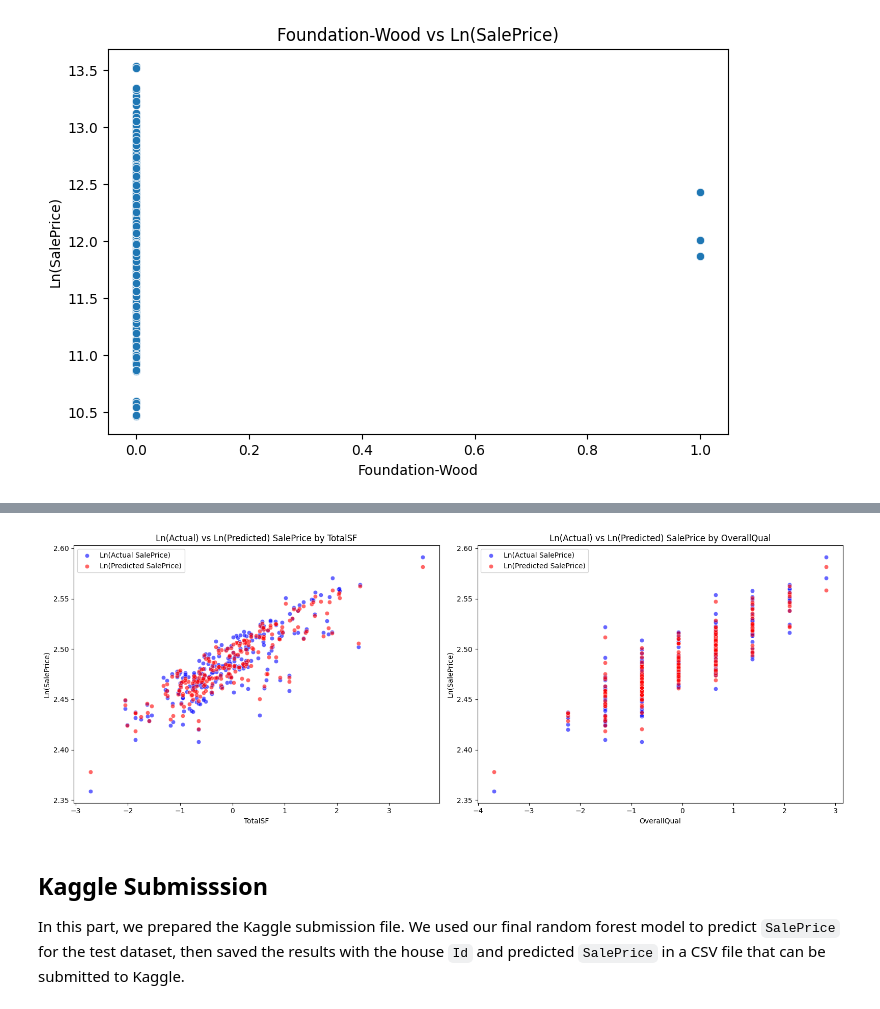
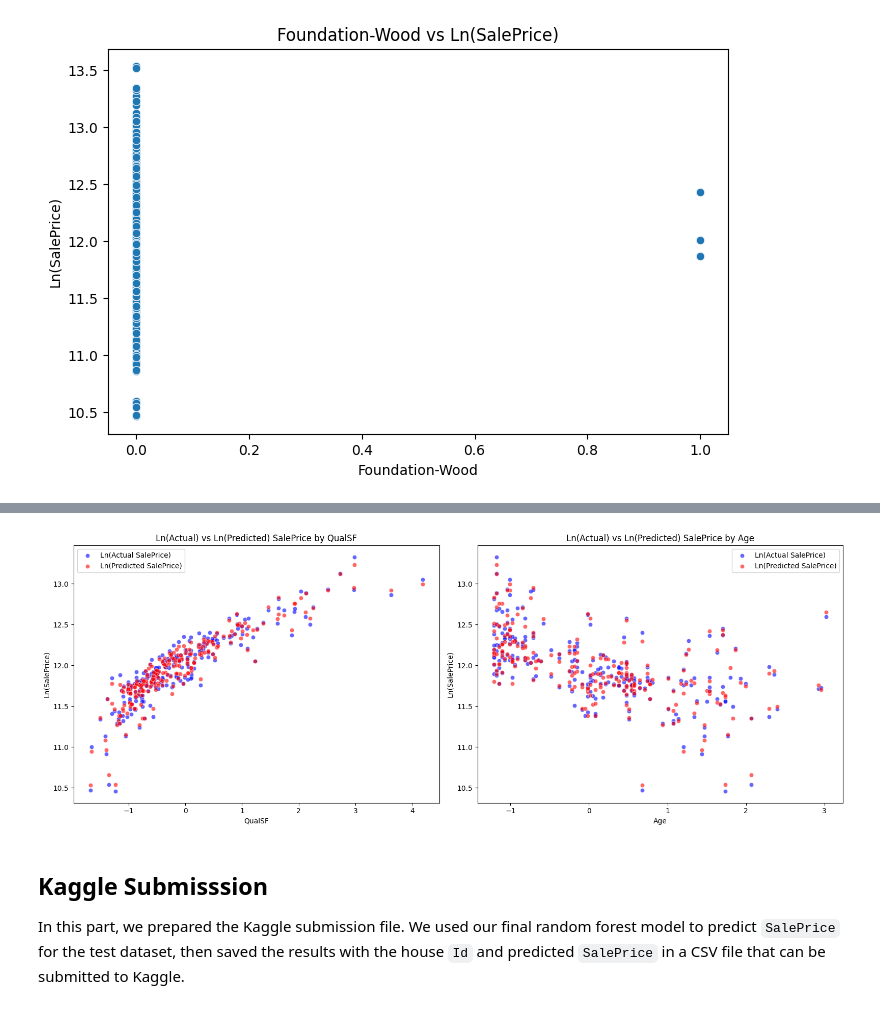
Before and after one commit to dana-fatemeh/Final-ML-Project, a Jupyter notebook: final-prj.ipynb, the cells around one changed output, grey strips where cells are left out. Cells and saved outputs as stored; diff of their text form; code cells hidden in the pictures.

```diff
--- a/final-prj.ipynb
+++ b/final-prj.ipynb
@@ -762,7 +847,7 @@ import seaborn as sns
 import pandas as pd
 
 # Predict prices for your validation/test split
-y_pred = rf_model.predict(X_test)
+y_pred = gb_model.predict(X_test)
 
 # Put actual and predicted values together with the features
 plot_data = X_test.copy()
@@ -771,15 +856,15 @@ plot_data = X_test.copy()
 if not isinstance(plot_data, pd.DataFrame):
     plot_data = pd.DataFrame(X_test, columns=X.columns)
 
-plot_data["Actual_SalePrice"] = np.log(y_test)
-plot_data["Predicted_SalePrice"] = np.log(y_pred)
+plot_data["Actual_SalePrice"] = y_test
+plot_data["Predicted_SalePrice"] = y_pred
 
 fig, axes = plt.subplots(1, 2, figsize=(16, 6))
 
-# TotalSF plot
+# QualSF plot
 sns.scatterplot(
     data=plot_data,
-    x="TotalSF",
+    x="QualSF",
     y="Actual_SalePrice",
     color="blue",
     label="Ln(Actual SalePrice)",
@@ -789,7 +874,7 @@ sns.scatterplot(
 
 sns.scatterplot(
     data=plot_data,
-    x="TotalSF",
+    x="QualSF",
     y="Predicted_SalePrice",
     color="red",
     label="Ln(Predicted SalePrice)",
@@ -797,41 +882,41 @@ sns.scatterplot(
     ax=axes[0]
 )
 
-axes[0].set_title("Ln(Actual) vs Ln(Predicted) SalePrice by TotalSF")
-axes[0].set_xlabel("TotalSF")
+axes[0].set_title("Ln(Actual) vs Ln(Predicted) SalePrice by QualSF")
+axes[0].set_xlabel("QualSF")
 axes[0].set_ylabel("Ln(SalePrice)")
 axes[0].legend()
 
-# OverallQual plot
+# Age plot
 sns.scatterplot(
     data=plot_data,
-    x="OverallQual",
+    x="Age",
     y="Actual_SalePrice",
     color="blue",
     label="Ln(Actual SalePrice)",
     alpha=0.6,
     ax=axes[1]
 )
 
 sns.scatterplot(
     data=plot_data,
-    x="OverallQual",
+    x="Age",
     y="Predicted_SalePrice",
     color="red",
     label="Ln(Predicted SalePrice)",
     alpha=0.6,
     ax=axes[1]
 )
 
-axes[1].set_title("Ln(Actual) vs Ln(Predicted) SalePrice by OverallQual")
-axes[1].set_xlabel("OverallQual")
+axes[1].set_title("Ln(Actual) vs Ln(Predicted) SalePrice by Age")
+axes[1].set_xlabel("Age")
 axes[1].set_ylabel("Ln(SalePrice)")
 axes[1].legend()
 
 plt.tight_layout()
 plt.show()
 # %% [output]
-[figure, old version]
+[figure, new version]
 # %%
 # numeric_data = data.select_dtypes(include=["int64", "float64"])
 
```
Also changed, not shown: parts of 19 cells of this notebook, 2 other files.
